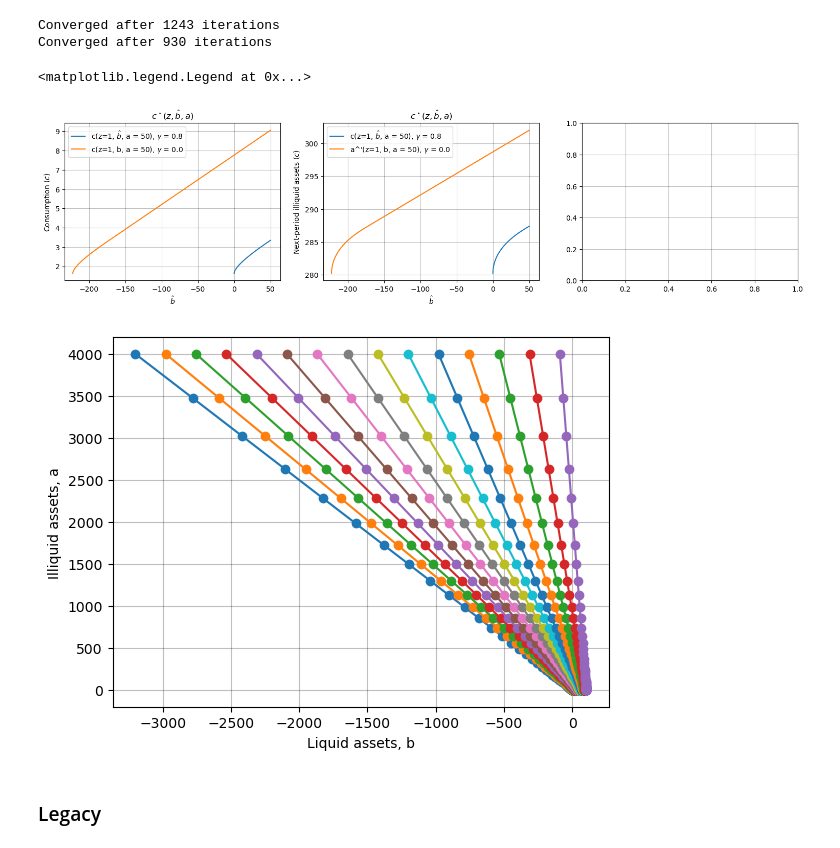
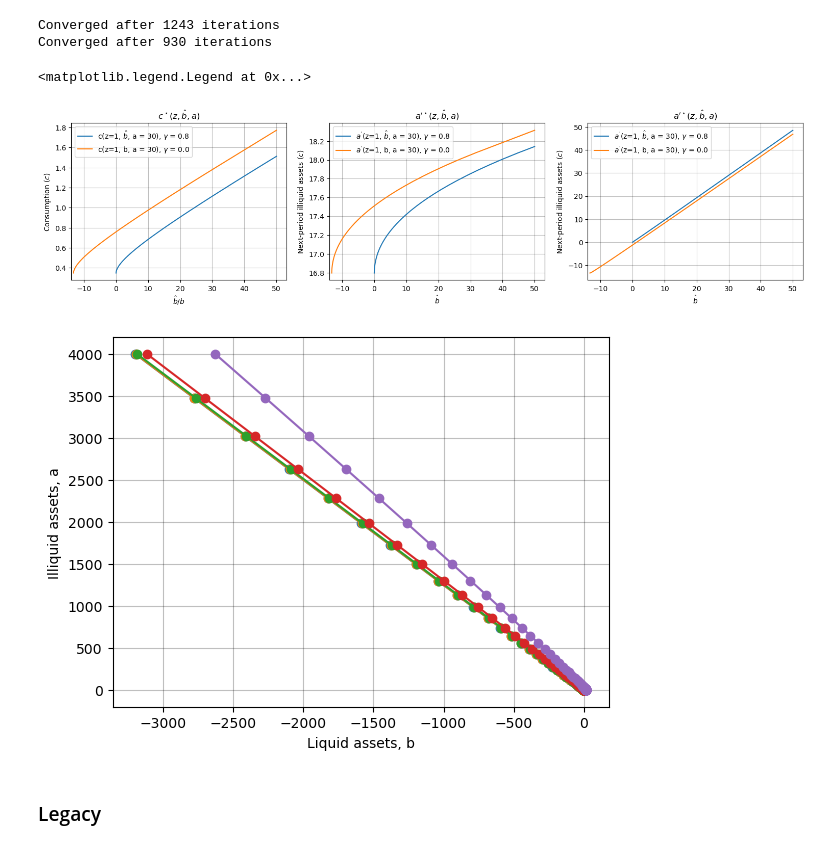
Before and after one commit to thom364e/sequence-jacobian, a Jupyter notebook: notebooks/housing_main.ipynb, the cells around one changed output. Saved outputs shown, nothing was run; the diff lists cells and outputs as text; code cells hidden in the pictures.

Commit message:
Updated the housing function

```diff
--- a/notebooks/housing_main.ipynb
+++ b/notebooks/housing_main.ipynb
@@ -535,24 +421,19 @@ def policy_ss(a_grid, b_grid, z_grid, e_grid, k_grid, beta, eis, rb, ra, chi0, c
     print(f"Failed to converge after {max_iter} iterations")
     return Va_p, Vb_p, a, b, c, Psi1
 
-def bhat_to_b(gamma_diff, bmax, nB, nA, a_grid, c_bhat, a_bhat):
+def bhat_to_b(gamma_diff, bmax, nB, nA, a_grid, c_bhat, a_bhat, bhat_grid, z_grid, ra, rb, chi0, chi1, chi2):
     '''
     Function to transform the a' and c policy functions from a'(z,bhat,a) and c(z,bhat,a) to a'(z,b,a) and c(z,b,a)
     '''
     b_grid = np.zeros([nA,nB])
     for j_a in range(nA):
         # grid for b, starting from the borrowing constraint
-        # b_grid[j_a,:] = np.linspace(-gamma_diff*a_grid[j_a], bmax, nB)
         b_grid[j_a,:] = grids.agrid(amax=bmax, n=nB, amin = -gamma_diff*a_grid[j_a])
 
     b_endo = bhat_grid[None,:] - gamma_diff*a_grid[:,None]
     c = np.zeros_like(c_bhat)
     a = np.zeros_like(a_bhat)
-
-    # for j_z in range(nZ):
-    #     for j_a in range(nA):
-    #         for j_b in range(nB):
-    #             c[j_z,j_b,j_a] = np.interp(b_grid[j_a,j_b],b_endo[j_a,:],c_bhat[j_z,:,j_a])
+    b = np.zeros_like(c_bhat)
 
     for j_z in range(nZ):
         for j_a in range(nA):
@@ -563,7 +444,15 @@ def bhat_to_b(gamma_diff, bmax, nB, nA, a_grid, c_bhat, a_bhat):
             c[j_z, :, j_a] = interp_func_c(b_grid[j_a, :])
             a[j_z, :, j_a] = interp_func_a(b_grid[j_a, :])
 
-    return b_grid, c, a
+    for j_z in range(nZ):
+        for j_a in range(nA):
+            for j_b in range(nB):
+                # Use the original budget constraint to back out b'(z,b,a)
+                b[j_z, j_b, j_a] = (z_grid[j_z] + (1 + ra) * a_grid[j_a] + (1 + rb) * b_grid[j_a, j_b]
+                                - a[j_z, j_b, j_a] - c[j_z, j_b, j_a]
+                                - hh_housing.get_Psi_and_deriv(a[j_z, j_b, j_a], a_grid[j_a], ra, chi0, chi1, chi2)[0])
+
+    return b_grid, c, a, b
 # %%
 # computational parameters
 amax = 4000
@@ -603,20 +492,18 @@ def income(e_grid, tax, w, N):
 
 bhat_grid, a_grid, k_grid, e_grid, Pi = make_grids(bmax, amax, kmax, nB, nA, nK, nZ, rho_z, sigma_z)
 z_grid = income(e_grid, tax, w, N)
-# b_grid = np.linspace(-10, bmax-10, nB)
-# b_endo = bhat_grid[None,:] - gamma*q_lag*a_grid[:,None]
 
 hh_pe = hh_housing.hh_sandbox
 Va, Vb, a_bhat, b_bhat, c_bhat, Psi1 = policy_ss(a_grid, bhat_grid, z_grid, e_grid, k_grid, beta, eis, rb, ra, chi0, chi1, chi2, gamma, max_iter=5_000, debug = False)
 Va, Vb, a_bhat_hgam, b_bhat_hgam, c_bhat_hgam, Psi1 = policy_ss(a_grid, bhat_grid, z_grid, e_grid, k_grid, beta, eis, rb, ra, chi0, chi1, chi2, gamma + gamma_diff, max_iter=5_000, debug = False)
 
 # mapping from bhat to b
-b_grid, c, a = bhat_to_b(gamma_diff, bmax, nB, nA, a_grid, c_bhat_hgam, a_bhat_hgam)
+b_grid, c, a, b = bhat_to_b(gamma_diff, bmax, nB, nA, a_grid, c_bhat_hgam, a_bhat_hgam, bhat_grid, z_grid, ra, rb, chi0, chi1, chi2)
 # %% [output]
 Converged after 1243 iterations
 Converged after 930 iterations
 # %%
-a_point = 50 # the index of the asset level grid point
+a_point = 30 # the index of the asset level grid point
 z_point = 1 # the index of the z grid point
 
 fig = plt.figure(figsize=(18.5, 4))
@@ -627,39 +514,48 @@ ax3 = fig.add_subplot(1,3,3)
 # Plotting the consumption function
 ax.plot(bhat_grid, c_bhat_hgam[z_point,:,a_point].T, label = fr"c(z={z_point}, $\hat b$, a = {a_point}), $\gamma$ = {gamma + gamma_diff}") # c_bhat[nZ,nBhat,nA]
 ax.plot(b_grid[a_point,:], c[z_point,:,a_point], label = fr"c(z={z_point}, b, a = {a_point}), $\gamma$ = {gamma}") # c_bhat[nZ,nBhat,nA]
-ax.set_xlabel('$\hat{b}$')
+ax.set_xlabel('$\hat{b}/b$')
 ax.set_ylabel('Consumption ($c$)')
 ax.set_title(r"$c^\star(z,\hat{b}, a)$")
 ax.set_xlim(1.05*b_grid[a_point,0], None)
 ax.legend()
 
 # Plotting the illiquid asset function
-ax2.plot(bhat_grid, a_bhat_hgam[z_point,:,a_point].T, label = fr"c(z={z_point}, $\hat b$, a = {a_point}), $\gamma$ = {gamma + gamma_diff}") # c_bhat[nZ,nBhat,nA]
-ax2.plot(b_grid[a_point,:], a[z_point,:,a_point], label = fr"a^'(z={z_point}, b, a = {a_point}), $\gamma$ = {gamma}") # c_bhat[nZ,nBhat,nA]
+ax2.plot(bhat_grid, a_bhat_hgam[z_point,:,a_point].T, label = fr"$a^'$(z={z_point}, $\hat b$, a = {a_point}), $\gamma$ = {gamma + gamma_diff}") # c_bhat[nZ,nBhat,nA]
+ax2.plot(b_grid[a_point,:], a[z_point,:,a_point], label = fr"$a^'$(z={z_point}, b, a = {a_point}), $\gamma$ = {gamma}") # c_bhat[nZ,nBhat,nA]
 ax2.set_xlabel('$\hat{b}$')
 ax2.set_ylabel('Next-period illiquid assets ($c$)')
-ax2.set_title(r"$c^\star(z,\hat{b}, a)$")
+ax2.set_title(r"$a^{\prime\star}(z,\hat{b}, a)$")
 ax2.set_xlim(1.05*b_grid[a_point,0], None)
 ax2.legend()
+
+# Plotting the illiquid asset function
+ax3.plot(bhat_grid, b_bhat_hgam[z_point,:,a_point].T, label = fr"$a^'$(z={z_point}, $\hat b$, a = {a_point}), $\gamma$ = {gamma + gamma_diff}") # c_bhat[nZ,nBhat,nA]
+ax3.plot(b_grid[a_point,:], b[z_point,:,a_point], label = fr"$a^'$(z={z_point}, b, a = {a_point}), $\gamma$ = {gamma}") # c_bhat[nZ,nBhat,nA]
+ax3.set_xlabel('$\hat{b}$')
+ax3.set_ylabel('Next-period illiquid assets ($c$)')
+ax3.set_title(r"$a^{\prime\star}(z,\hat{b}, a)$")
+ax3.set_xlim(1.05*b_grid[a_point,0], None)
+ax3.legend()
 # %% [output]
 <matplotlib.legend.Legend at 0x...>
-[figure, old version]
+[figure, new version]
 # %%
-# create endogenous grid for liquid assets
-b_grid = np.zeros([nA,nB])
+# # create endogenous grid for liquid assets
+# b_grid = np.zeros([nA,nB])
 
-for j_a in range(nA):
-    b_grid[j_a,:] = np.linspace(-gamma_diff*a_grid[j_a], bmax+10, nB)
+# for j_a in range(nA):
+#     b_grid[j_a,:] = np.linspace(-gamma_diff*a_grid[j_a], bmax+10, nB)
 
 for j_b in range(nB):
     if j_b % 10 == 0:
         plt.plot(b_grid[:,j_b], a_grid, marker = 'o')
     # plt.scatter(b_grid[:,j_b], a_grid)
 plt.xlabel('Liquid assets, b')
 plt.ylabel('Illiquid assets, a')
 plt.show()
 # %% [output]
-[figure, old version]
+[figure, new version]
 # %% [markdown]
 ### Legacy
 # %%
```
Also changed, not shown: parts of 11 cells of this notebook.
